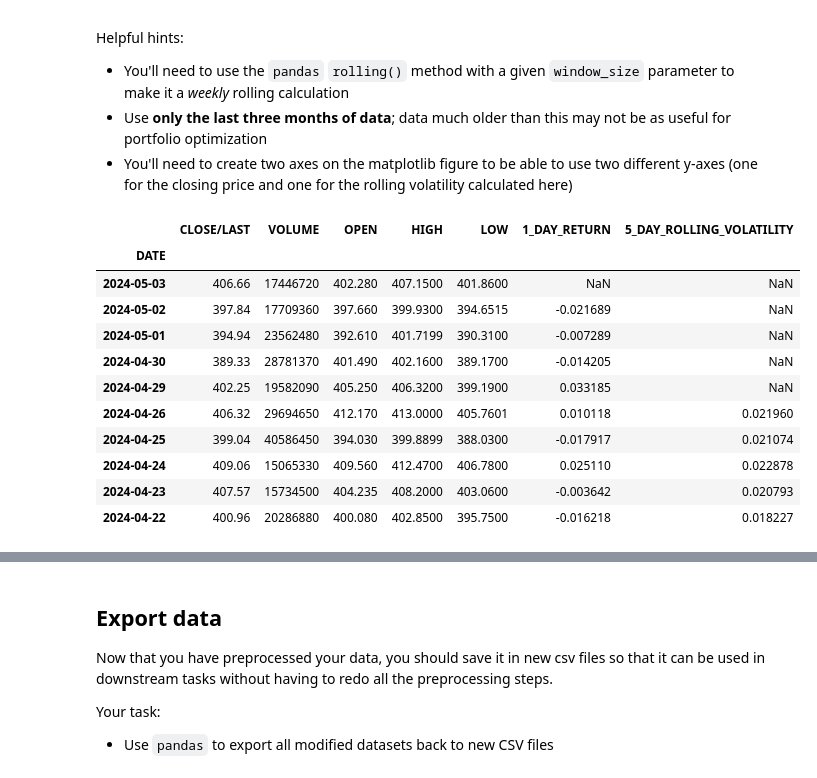
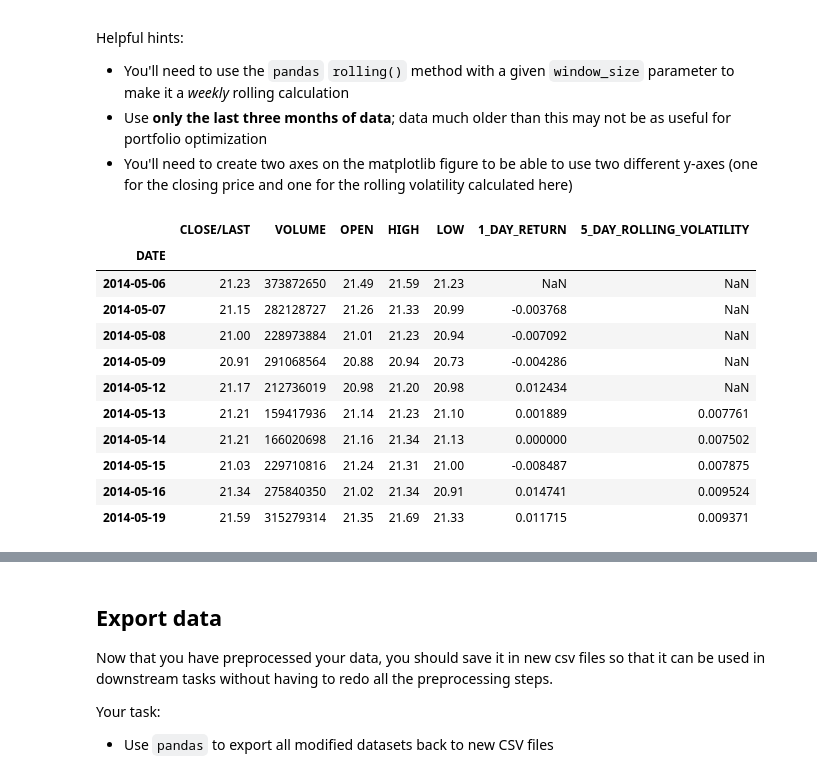
Before and after one commit to miharothl/und-ai-trading-strategies, a Jupyter notebook: excercises/project-1/Preparing-for-data-analysis-project-student.ipynb, the cells around one changed output, grey strips where cells are left out. Cells and saved outputs as stored; diff of their text form; code cells hidden in the pictures.

```diff
--- a/excercises/project-1/Preparing-for-data-analysis-project-student.ipynb
+++ b/excercises/project-1/Preparing-for-data-analysis-project-student.ipynb
@@ -58,8 +59,8 @@ df_gdp.head()
 | 4 | 1948-01-01 | 265.742 |
 # %%
 # Load the historical stock price data for Apple and Microsoft
-df_apple = load_historical_data('apple_historical_data.csv')
-df_microsoft = load_historical_data('microsoft_historical_data.csv')
+df_apple = func_lib.load_historical_data('https://raw.githubusercontent.com/udacity/CD13649-Project/refs/heads/main/Project/apple_historical_data.csv')
+df_microsoft = func_lib.load_historical_data('https://raw.githubusercontent.com/udacity/CD13649-Project/refs/heads/main/Project/microsoft_historical_data.csv')
 # %%
 # Check the first few rows of data
 df_apple.head()
@@ -317,7 +268,7 @@ Helpful hints:
 * Use the `pandas` `offsets` method using `MonthEnd(0)` to set the 'Date' column to month-end
 # %%
 # Align inflation data so that the date is the month end (e.g. Jan 31, Feb 28/28)
-df_inflation = load_historical_data('inflation_monthly.csv')
+df_inflation = func_lib.load_historical_data('https://raw.githubusercontent.com/udacity/CD13649-Project/refs/heads/main/Project/inflation_monthly.csv')
 df_inflation.head()
 # %% [output]
 |  | DATE | CORESTICKM159SFRBATL |
@@ -577 +468,4 @@ def calculate_percent_change(df: pd.DataFrame, period: int = 1):
+# %%
+func_lib.set_index_and_sort_by_index(df_apple, 'DATE')
+func_lib.set_index_and_sort_by_index(df_microsoft, 'DATE')
 # %%
@@ -650,5 +530,5 @@ df_microsoft_monthly.head()
 # %%
-set_index_and_sort_by_index(df_inflation, 'DATE')
+func_lib.set_index_and_sort_by_index(df_inflation, 'DATE')
 # %%
 df_inflation.head()
 # %% [output]
@@ -734,16 +606,16 @@ def calculate_rolling_volatility(df: pd.DataFrame, window = 5):
 # %%
-calculate_rolling_volatility(df_apple_last_3_months, window)
-df_apple_last_3_months.head(10)
+func_lib.calculate_rolling_volatility(df_apple, window)
+df_apple.head(10)
 # %% [output]
 |  | CLOSE/LAST | VOLUME | OPEN | HIGH | LOW | 1_DAY_RETURN | 5_DAY_ROLLING_VOLATILITY |
 | DATE |  |  |  |  |  |  |  |
-| 2024-05-03 | 406.66 | 17446720 | 402.280 | 407.1500 | 401.8600 | NaN | NaN |
-| 2024-05-02 | 397.84 | 17709360 | 397.660 | 399.9300 | 394.6515 | -0.021689 | NaN |
-| 2024-05-01 | 394.94 | 23562480 | 392.610 | 401.7199 | 390.3100 | -0.007289 | NaN |
-| 2024-04-30 | 389.33 | 28781370 | 401.490 | 402.1600 | 389.1700 | -0.014205 | NaN |
-| 2024-04-29 | 402.25 | 19582090 | 405.250 | 406.3200 | 399.1900 | 0.033185 | NaN |
-| 2024-04-26 | 406.32 | 29694650 | 412.170 | 413.0000 | 405.7601 | 0.010118 | 0.021960 |
-| 2024-04-25 | 399.04 | 40586450 | 394.030 | 399.8899 | 388.0300 | -0.017917 | 0.021074 |
-| 2024-04-24 | 409.06 | 15065330 | 409.560 | 412.4700 | 406.7800 | 0.025110 | 0.022878 |
-| 2024-04-23 | 407.57 | 15734500 | 404.235 | 408.2000 | 403.0600 | -0.003642 | 0.020793 |
-| 2024-04-22 | 400.96 | 20286880 | 400.080 | 402.8500 | 395.7500 | -0.016218 | 0.018227 |
+| 2014-05-06 | 21.23 | 373872650 | 21.49 | 21.59 | 21.23 | NaN | NaN |
+| 2014-05-07 | 21.15 | 282128727 | 21.26 | 21.33 | 20.99 | -0.003768 | NaN |
+| 2014-05-08 | 21.00 | 228973884 | 21.01 | 21.23 | 20.94 | -0.007092 | NaN |
+| 2014-05-09 | 20.91 | 291068564 | 20.88 | 20.94 | 20.73 | -0.004286 | NaN |
+| 2014-05-12 | 21.17 | 212736019 | 20.98 | 21.20 | 20.98 | 0.012434 | NaN |
+| 2014-05-13 | 21.21 | 159417936 | 21.14 | 21.23 | 21.10 | 0.001889 | 0.007761 |
+| 2014-05-14 | 21.21 | 166020698 | 21.16 | 21.34 | 21.13 | 0.000000 | 0.007502 |
+| 2014-05-15 | 21.03 | 229710816 | 21.24 | 21.31 | 21.00 | -0.008487 | 0.007875 |
+| 2014-05-16 | 21.34 | 275840350 | 21.02 | 21.34 | 20.91 | 0.014741 | 0.009524 |
+| 2014-05-19 | 21.59 | 315279314 | 21.35 | 21.69 | 21.33 | 0.011715 | 0.009371 |
```
Also changed, not shown: parts of 56 cells of this notebook, 10 other files.
